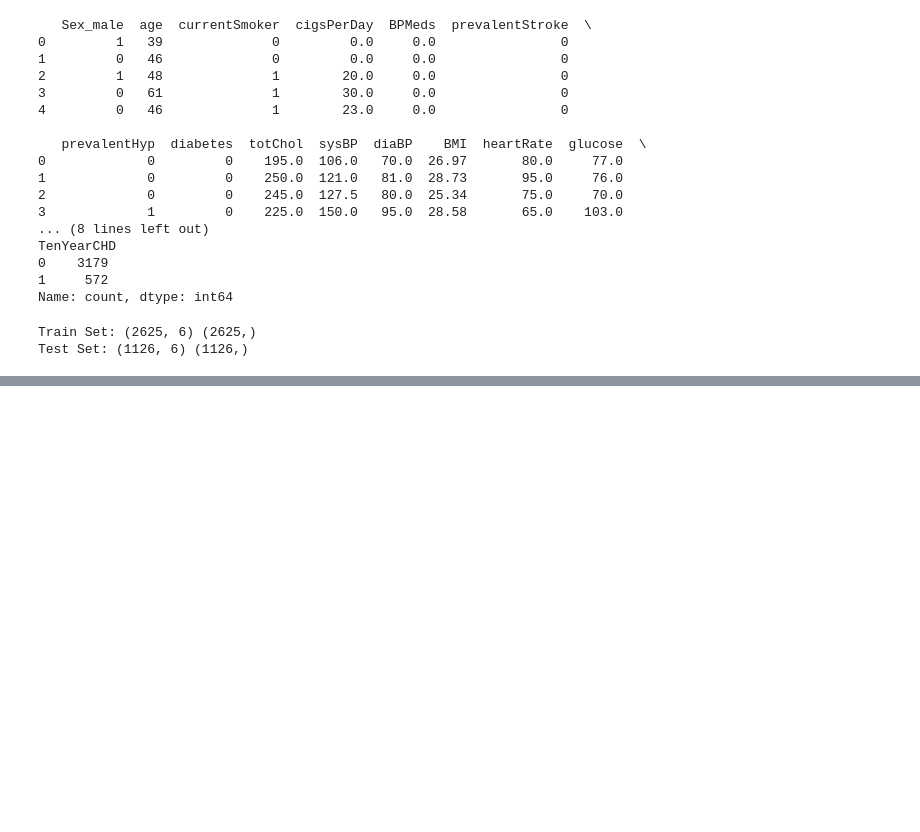
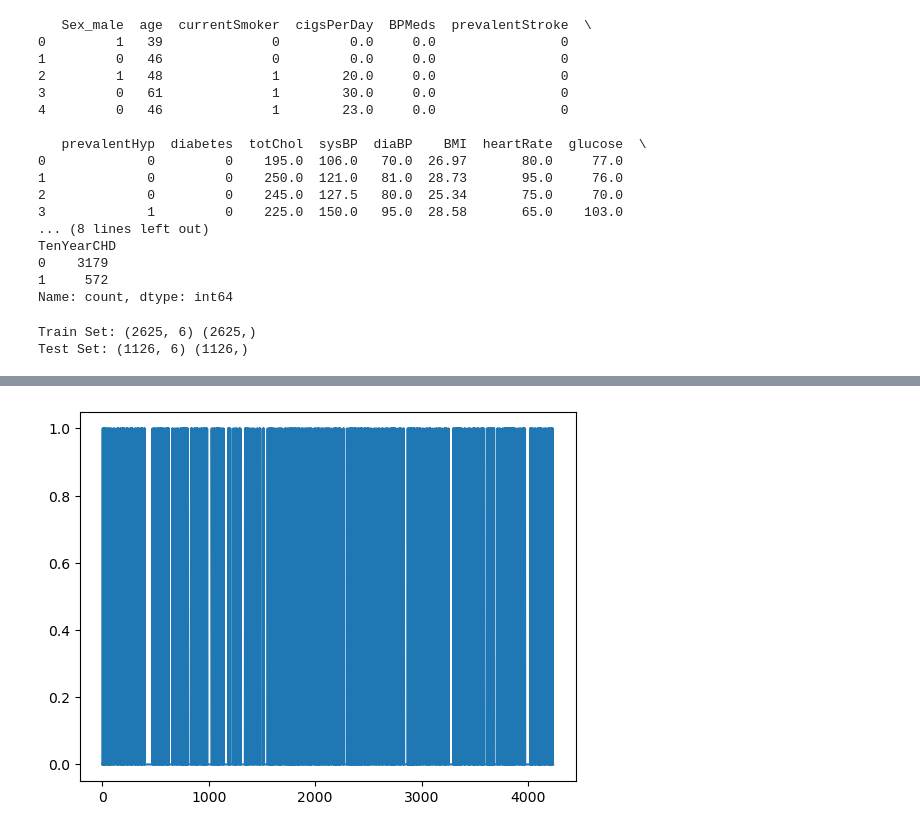
Before and after one commit to onuda22/machine-learning-project, a Jupyter notebook: Logistic Regression/Heart-Disease-Pred.ipynb, the cells around one changed output, grey strips where cells are left out. Cells and saved outputs as stored; diff of their text form; code cells hidden in the pictures; blank space fills up the shorter version.

```diff
--- a/Logistic Regression/Heart-Disease-Pred.ipynb
+++ b/Logistic Regression/Heart-Disease-Pred.ipynb
@@ -70,0 +83,6 @@ Test Set: (1126, 6) (1126,)
+# %%
+# Counting number of patients affected by CHD where (0 = Not Affected, 1 = Affected)
+laste = disease_df['TenYearCHD'].plot()
+plt.show(laste)
+# %% [output]
+[figure, added]
```
Also changed, not shown: parts of 3 cells of this notebook.
